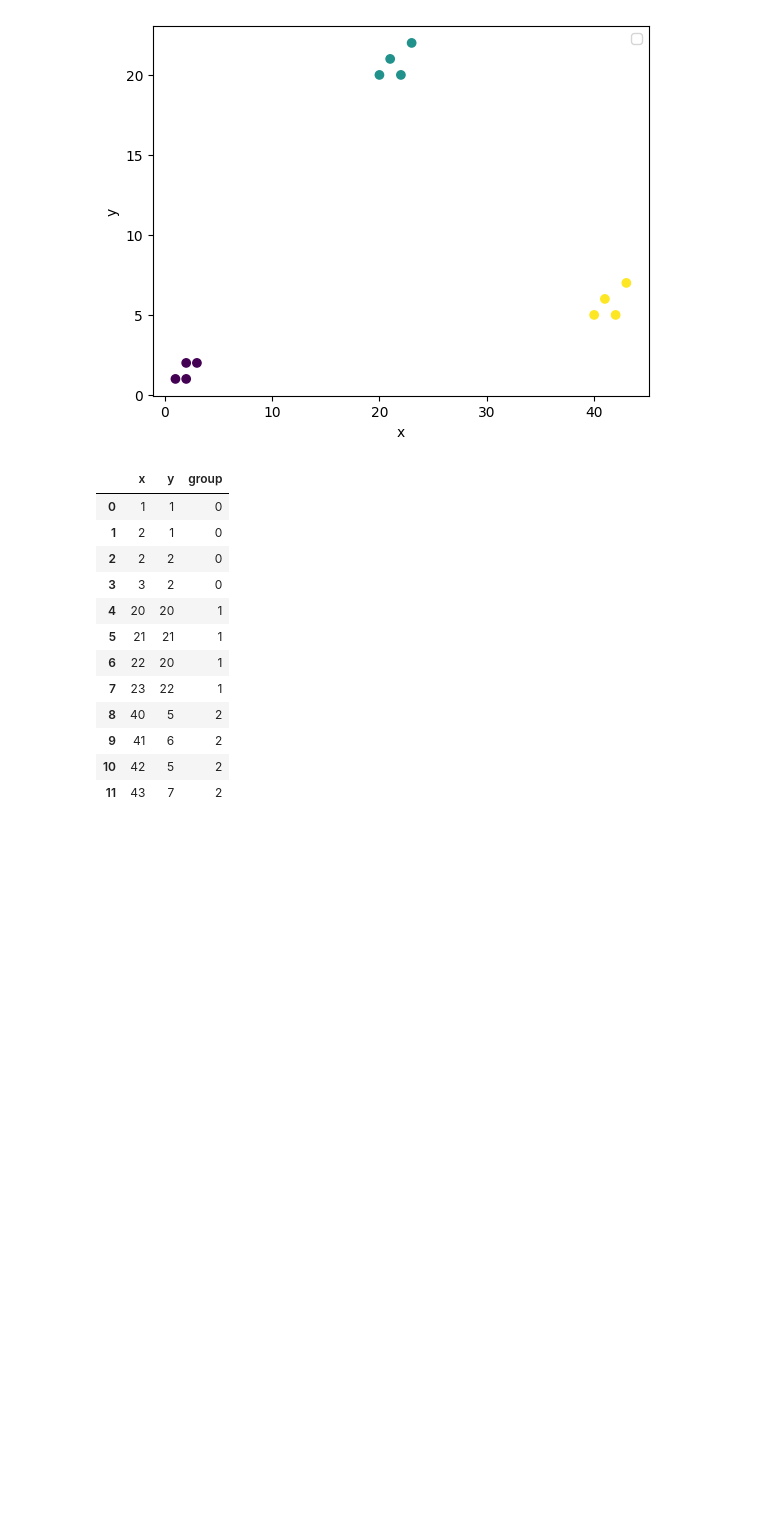
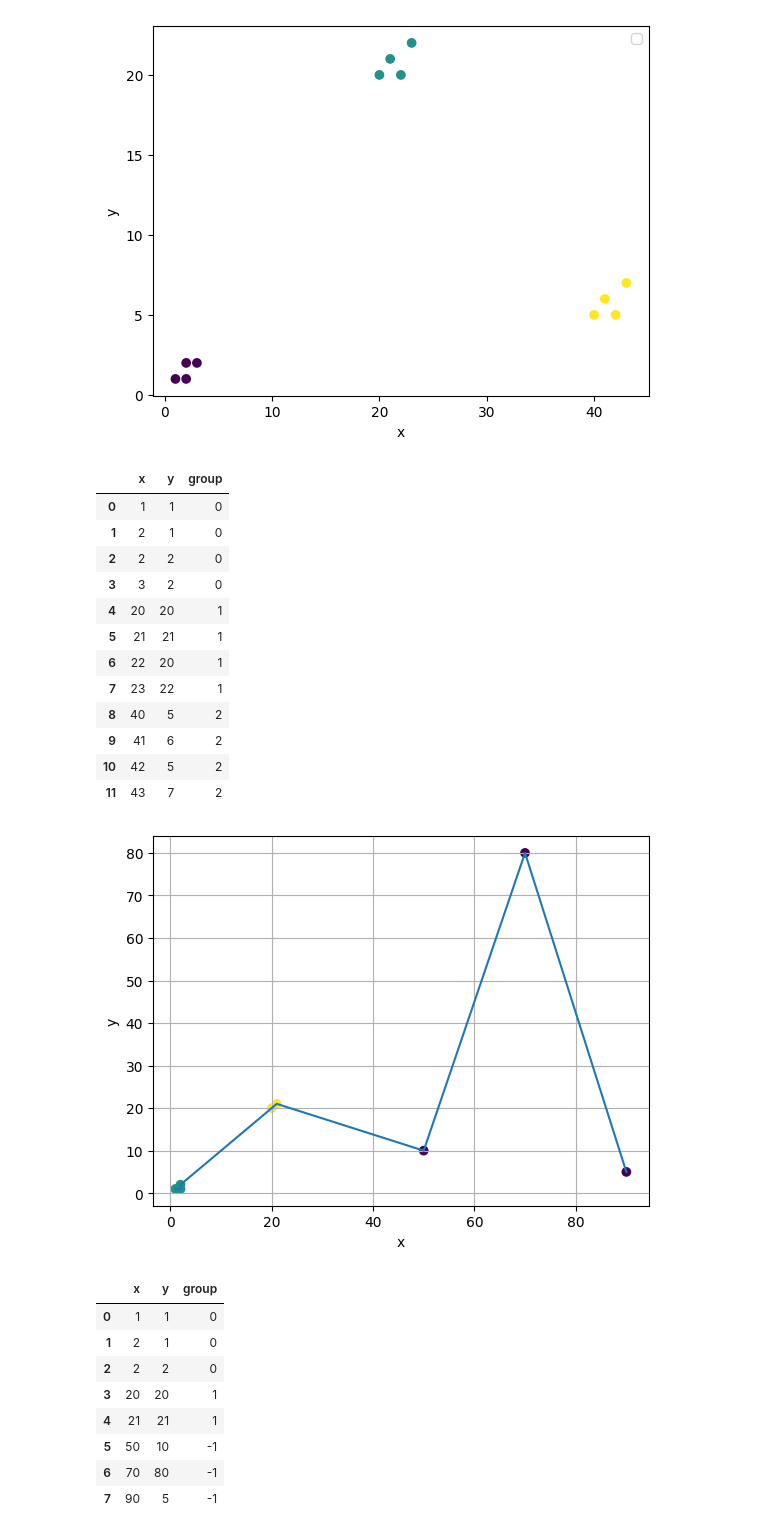
Before and after one commit to ayushpalse01012023-byte/student-performance-app, a Jupyter notebook: k_means.ipynb, the cells around one changed output. Cells and saved outputs as stored; diff of their text form; code cells hidden in the pictures; blank space fills up the shorter version.

```diff
--- a/k_means.ipynb
+++ b/k_means.ipynb
@@ -246,5 +246,35 @@ df
 # %%
 from sklearn.preprocessing import StandardScaler
 from sklearn.cluster import DBSCAN
 import pandas as pd
 import matplotlib.pyplot as plt
+import pandas as pd
+
+df = pd.DataFrame({
+    "x": [1,2,2,20,21,50,70,90],
+    "y": [1,1,2,20,21,10,80,5]
+})
+X = df[["x", "y"]]
+std = StandardScaler()
+scaled = std.fit_transform(X)
+
+model = DBSCAN(eps = 0.4, min_samples = 2)
+df["group"]= model.fit_predict(scaled)
+plt.scatter(df["x"], df["y"], c=df["group"], cmap="viridis")
+plt.plot(df["x"], df["y"])
+plt.xlabel("x")
+plt.ylabel("y")
+plt.grid(True)
+plt.show()
+df
+# %% [output]
+[figure, added]
+|  | x | y | group |
+| 0 | 1 | 1 | 0 |
+| 1 | 2 | 1 | 0 |
+| 2 | 2 | 2 | 0 |
+| 3 | 20 | 20 | 1 |
+| 4 | 21 | 21 | 1 |
+| 5 | 50 | 10 | -1 |
+| 6 | 70 | 80 | -1 |
+| 7 | 90 | 5 | -1 |
```
